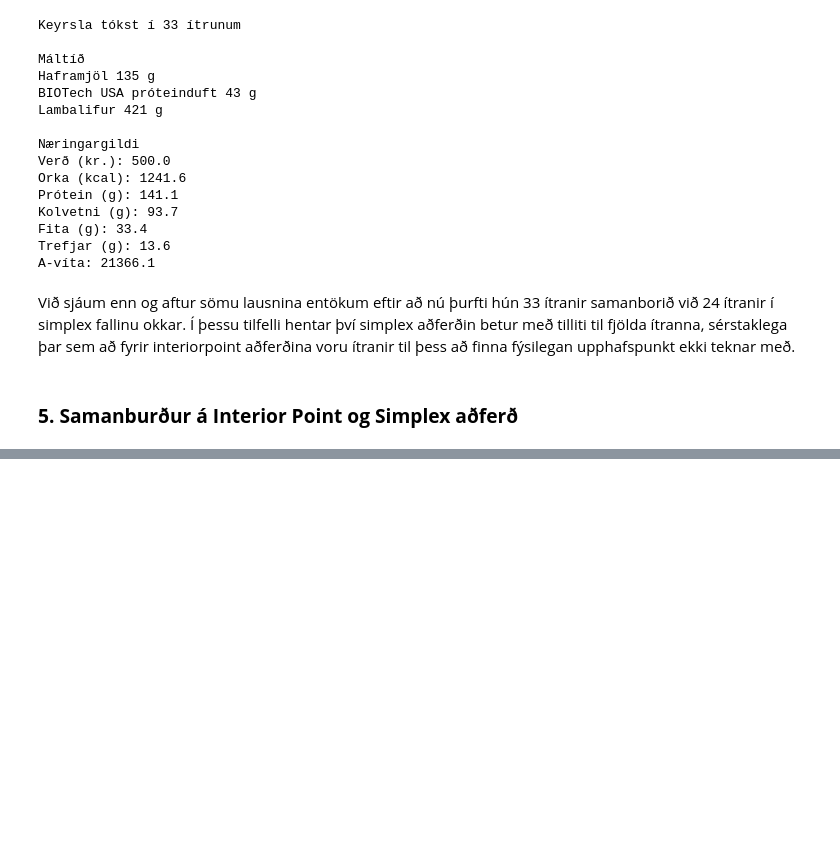
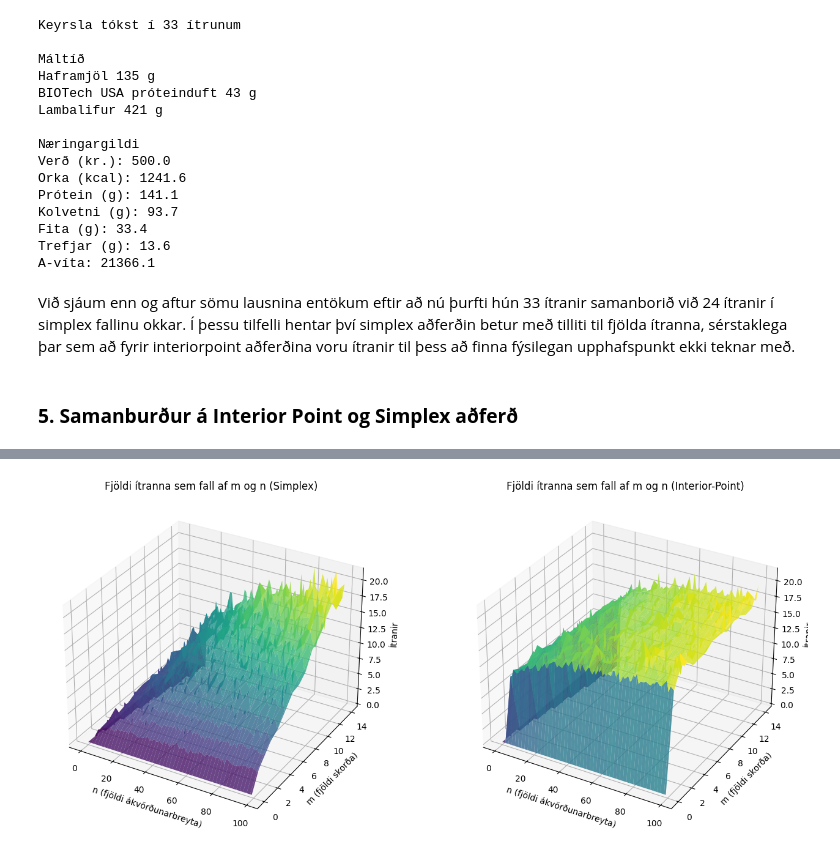
Before and after one commit to JoRE13/A-ger-agreining, a Jupyter notebook: Lota2/hw2.ipynb, the cells around one changed output, grey strips where cells are left out. Cells and saved outputs as stored; diff of their text form; code cells hidden in the pictures; blank space fills up the shorter version.

```diff
--- a/Lota2/hw2.ipynb
+++ b/Lota2/hw2.ipynb
@@ -939,0 +864,30 @@ plt.show()
+# %%
+from mpl_toolkits.mplot3d import Axes3D
+
+# Create meshgrid for indices (assuming avg_it_simp and avg_it_intp have the same shape)
+m_values = np.arange(avg_it_simp.shape[0])  # Row indices
+n_values = np.arange(avg_it_simp.shape[1])  # Column indices
+Mx, Nx = np.meshgrid(n_values, m_values)  # Swap order to match indexing
+
+fig = plt.figure(figsize=(14, 6))
+
+# First subplot: avg_it_simp
+ax1 = fig.add_subplot(121, projection='3d')
+ax1.plot_surface(Mx, Nx, avg_it_simp, cmap="viridis", alpha=0.8)
+ax1.set_title("Fjöldi ítranna sem fall af m og n (Simplex)")
+ax1.set_xlabel("n (fjöldi ákvörðunarbreyta)")
+ax1.set_ylabel("m (fjöldi skorða)")
+ax1.set_zlabel("Ítranir")
+
+# Second subplot: avg_it_intp
+ax2 = fig.add_subplot(122, projection='3d')
+ax2.plot_surface(Mx, Nx, avg_it_intp, cmap="viridis", alpha=0.8)
+ax2.set_title("Fjöldi ítranna sem fall af m og n (Interior-Point)")
+ax2.set_xlabel("n (fjöldi ákvörðunarbreyta)")
+ax2.set_ylabel("m (fjöldi skorða)")
+ax2.set_zlabel("Ítranir")
+
+plt.tight_layout()  # Adjust spacing
+plt.show()
+# %% [output]
+[figure, added]
```
Also changed, not shown: parts of 13 cells of this notebook.
